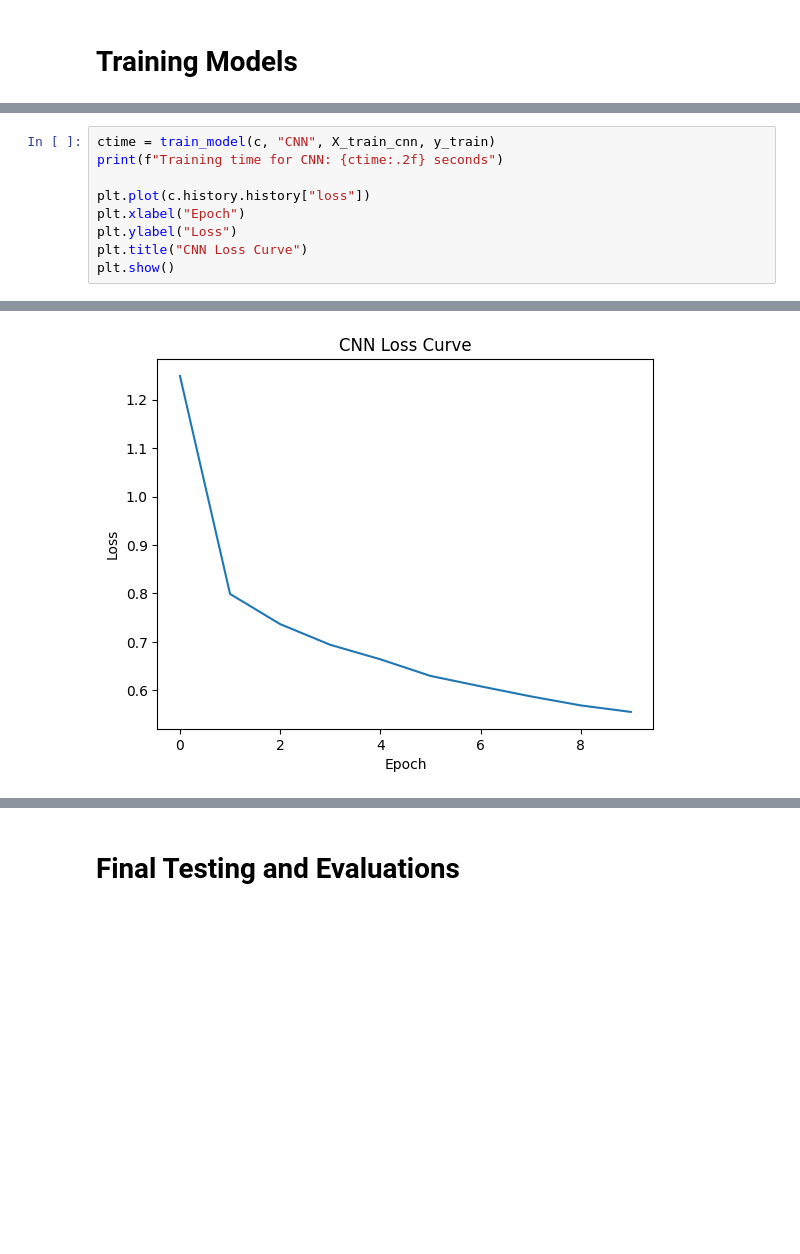
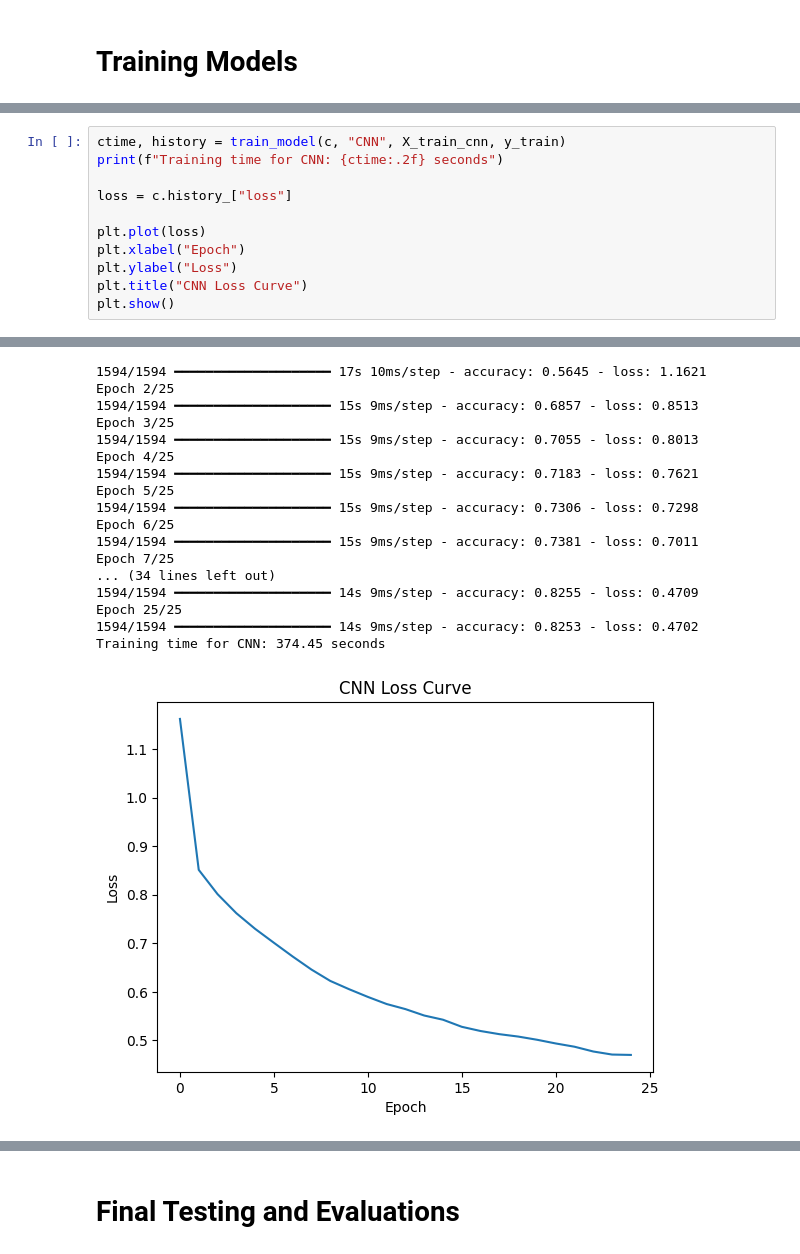
Before and after one commit to ShuWald/fahsion, a Jupyter notebook: main.ipynb, the cells around one changed output, grey strips where cells are left out. Drawn from its saved outputs; the diff is of its cells as text; blank space fills up the shorter version.

```diff
--- a/main.ipynb
+++ b/main.ipynb
@@ -85,9 +105,11 @@ Training time for MLP: 539.72 seconds
 [figure]
 # %%
-ctime = train_model(c, "CNN", X_train_cnn, y_train)
+ctime, history = train_model(c, "CNN", X_train_cnn, y_train)
 print(f"Training time for CNN: {ctime:.2f} seconds")
 
-plt.plot(c.history.history["loss"])
+loss = c.history_["loss"]
+
+plt.plot(loss)
 plt.xlabel("Epoch")
 plt.ylabel("Loss")
 plt.title("CNN Loss Curve")
@@ -113,4 +120,21 @@ Training time for CNN: 133.18 seconds
+1594/1594 ━━━━━━━━━━━━━━━━━━━━ 17s 10ms/step - accuracy: 0.5645 - loss: 1.1621
+Epoch 2/25
+1594/1594 ━━━━━━━━━━━━━━━━━━━━ 15s 9ms/step - accuracy: 0.6857 - loss: 0.8513
+Epoch 3/25
+1594/1594 ━━━━━━━━━━━━━━━━━━━━ 15s 9ms/step - accuracy: 0.7055 - loss: 0.8013
+Epoch 4/25
+1594/1594 ━━━━━━━━━━━━━━━━━━━━ 15s 9ms/step - accuracy: 0.7183 - loss: 0.7621
+Epoch 5/25
+1594/1594 ━━━━━━━━━━━━━━━━━━━━ 15s 9ms/step - accuracy: 0.7306 - loss: 0.7298
+Epoch 6/25
+1594/1594 ━━━━━━━━━━━━━━━━━━━━ 15s 9ms/step - accuracy: 0.7381 - loss: 0.7011
+Epoch 7/25
+... (34 lines left out)
+1594/1594 ━━━━━━━━━━━━━━━━━━━━ 14s 9ms/step - accuracy: 0.8255 - loss: 0.4709
+Epoch 25/25
+1594/1594 ━━━━━━━━━━━━━━━━━━━━ 14s 9ms/step - accuracy: 0.8253 - loss: 0.4702
+Training time for CNN: 374.45 seconds
-[figure, old version]
+[figure, new version]
 # %%
 le, levals, letime = evaluate_model(l, "Logistic Regression", X_val, y_val, stage="validation", color="YlGnBu")
 print(f"Validation time for Logistic Regression: {letime:.2f} seconds")
```
Also changed, not shown: parts of 19 cells of this notebook, 24 other files.
